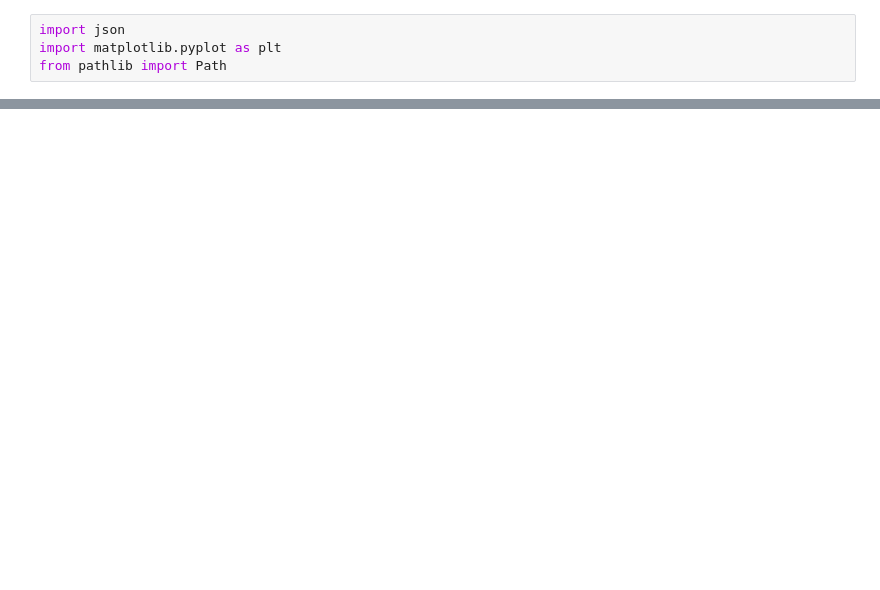
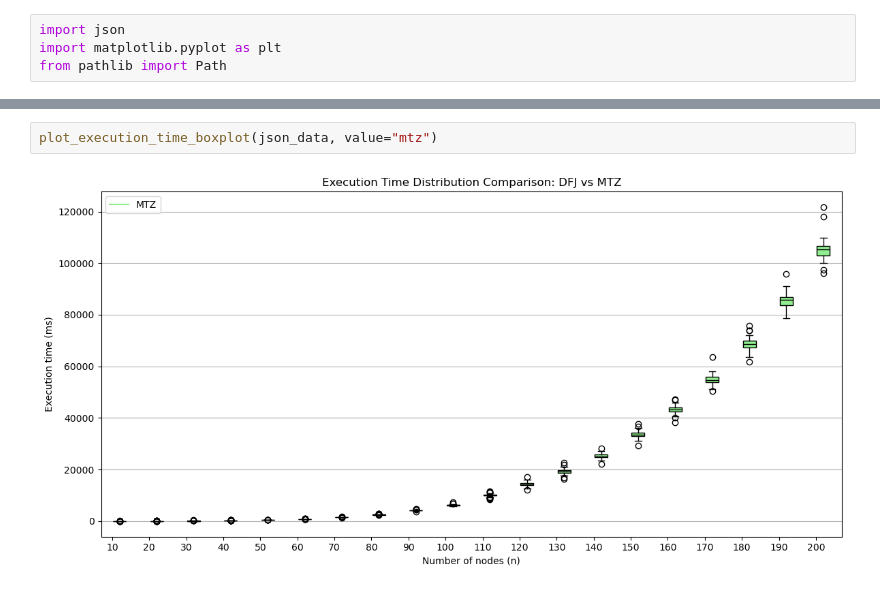
Before and after one commit to DominikHahn1407/Traveling_Salesman_Problem_DFJ_MTZ, a Jupyter notebook: visualization.ipynb, the cells around one changed output, grey strips where cells are left out. Cells and saved outputs as stored; diff of their text form; blank space fills up the shorter version.

```diff
--- a/visualization.ipynb
+++ b/visualization.ipynb
@@ -48,0 +116,4 @@ plot_execution_time(json_data)
+# %%
+plot_execution_time_boxplot(json_data, value="mtz")
+# %% [output]
+[figure, added]
```
Also changed, not shown: parts of 5 cells of this notebook, 2 other files.
